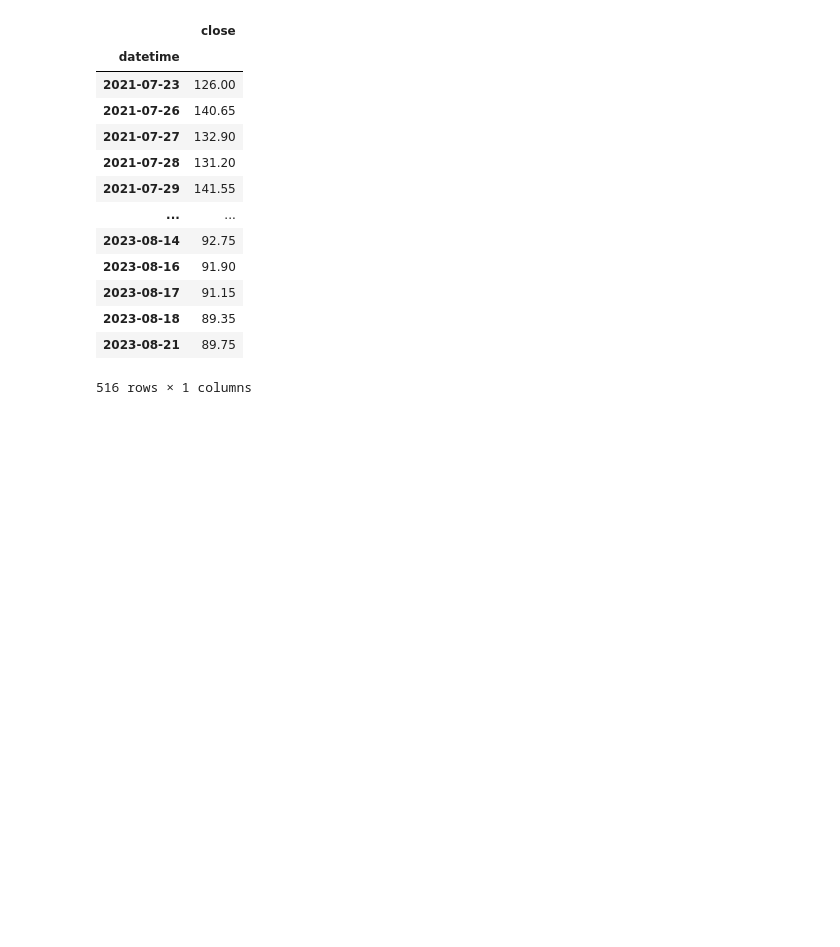
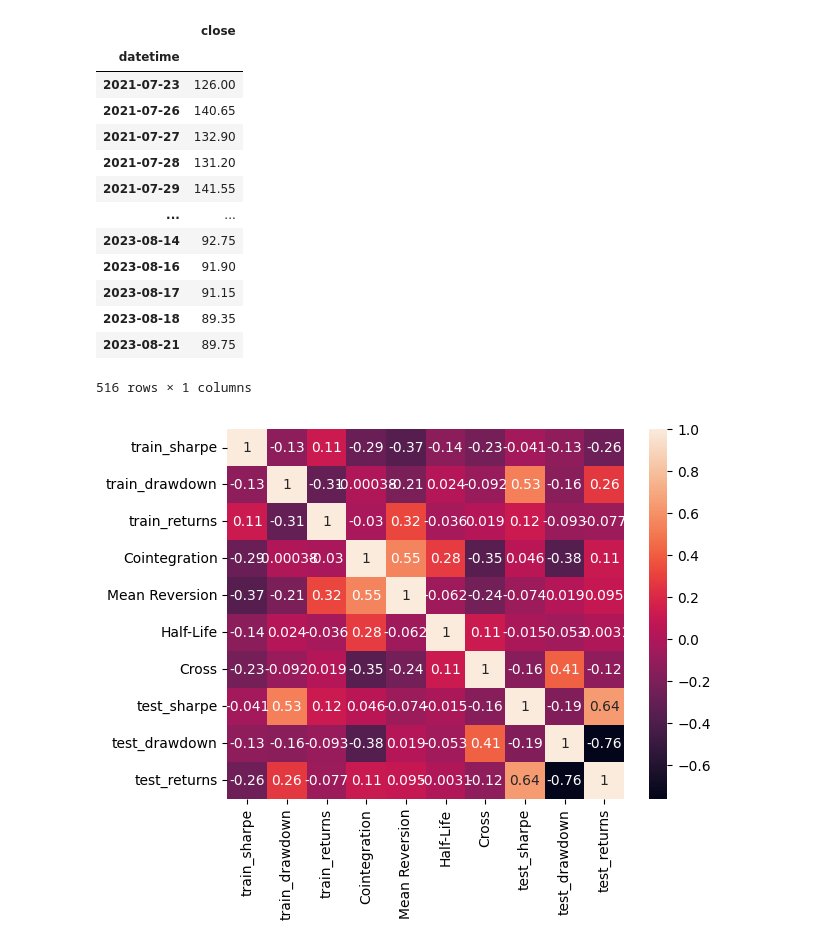
Before and after one commit to sarthak-diwan/trading-framework, a Jupyter notebook: backtest.ipynb, the cells around one changed output. Cells and saved outputs as stored; diff of their text form; code cells hidden in the pictures; blank space fills up the shorter version.

```diff
--- a/backtest.ipynb
+++ b/backtest.ipynb
@@ -51,3 +63,19 @@ df[['close']]
 | 2023-08-18 | 89.35 |
 | 2023-08-21 | 89.75 |
 516 rows × 1 columns
+# %%
+import pandas as pd
+df = pd.read_csv('final_results.csv')
+# %%
+# sort by sharpe ratio
+df = df.sort_values(by=['test_sharpe'], ascending=False)
+df.reset_index(drop=True, inplace=True)
+df.drop(columns=['hedgeratio', 'pair1', 'pair2'], inplace=True)
+# %%
+# plot correlation as heatmap
+import seaborn as sns
+import matplotlib.pyplot as plt
+sns.heatmap(df.corr(), annot=True)
+plt.show()
+# %% [output]
+[figure, added]
```
Also changed, not shown: parts of 8 cells of this notebook, 19 other files.
